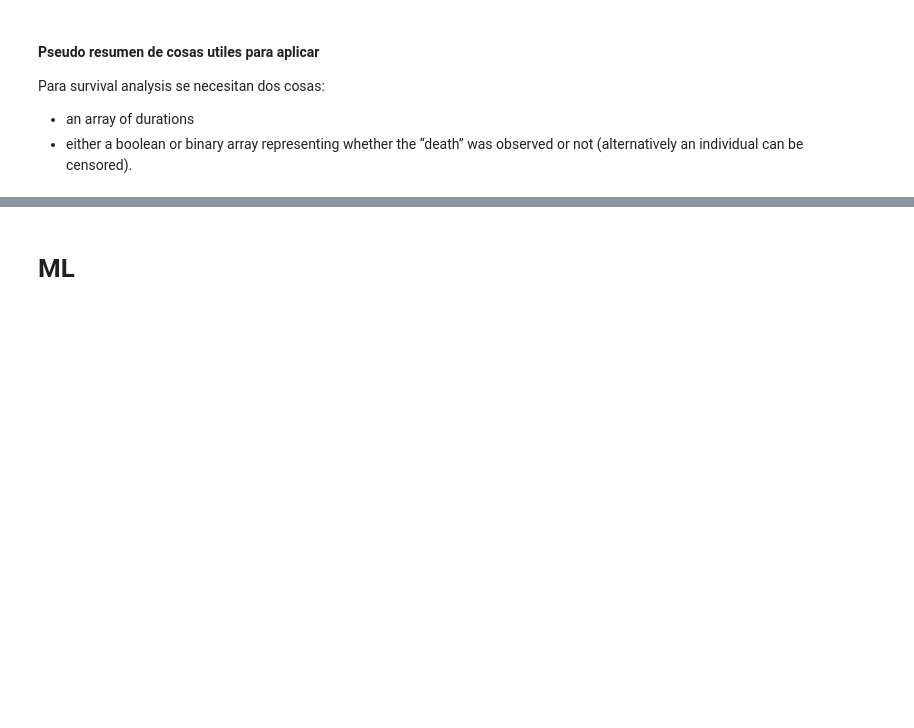
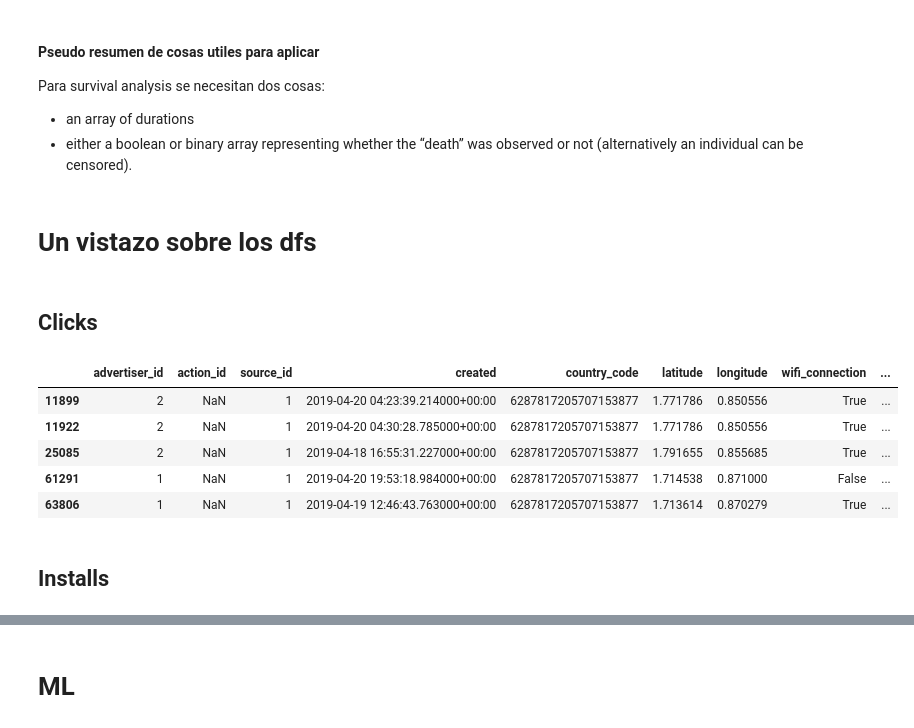
Before and after one commit to rozanecm/7506_tp2_1c2019, a Jupyter notebook: notebooks/My nb by mr.ipynb, the cells around one changed output, grey strips where cells are left out. Drawn from its saved outputs; the diff is of its cells as text; code cells hidden in the pictures; blank space fills up the shorter version.

```diff
--- a/notebooks/My nb by mr.ipynb
+++ b/notebooks/My nb by mr.ipynb
@@ -97,7 +97,7 @@ def load_clicks(users=get_target_ids(), days=all_days):
     If lists left empty, consider whole set of users and days respectively."""
     iter_clicks = pd.read_csv('../data/clicks.csv', engine='c', dtype=clicks_dtypes, parse_dates=['created'], chunksize=10000)
     def load_condition(chunk):
-        return chunk['ref_hash'].isin(users) & chunk['date'].dt.day.isin(days)
+        return chunk['ref_hash'].isin(users) & chunk['created'].dt.day.isin(days)
     df = pd.concat(chunk.loc[load_condition(chunk)] for chunk in iter_clicks)
     return df
 # %%
@@ -183,3 +183,20 @@ def load_auctions(users=get_target_ids(), days=all_days):
 Para survival analysis se necesitan dos cosas:
 - an array of durations
 - either a boolean or binary array representing whether the “death” was observed or not (alternatively an individual can be censored).
+# %% [markdown]
+# Un vistazo sobre los dfs
+# %% [markdown]
+## Clicks
+# %%
+df = load_clicks(get_target_ids_chunk(1), all_days[:3])
+# %%
+df.head()
+# %% [output]
+|  | advertiser_id | action_id | source_id | created | country_code | latitude | longitude | wifi_connection | ... |
+| 11899 | 2 | NaN | 1 | 2019-04-20 04:23:39.214000+00:00 | 6287817205707153877 | 1.771786 | 0.850556 | True | ... |
+| 11922 | 2 | NaN | 1 | 2019-04-20 04:30:28.785000+00:00 | 6287817205707153877 | 1.771786 | 0.850556 | True | ... |
+| 25085 | 2 | NaN | 1 | 2019-04-18 16:55:31.227000+00:00 | 6287817205707153877 | 1.791655 | 0.855685 | True | ... |
+| 61291 | 1 | NaN | 1 | 2019-04-20 19:53:18.984000+00:00 | 6287817205707153877 | 1.714538 | 0.871000 | False | ... |
+| 63806 | 1 | NaN | 1 | 2019-04-19 12:46:43.763000+00:00 | 6287817205707153877 | 1.713614 | 0.870279 | True | ... |
+# %% [markdown]
+## Installs
```
Also changed, not shown: parts of 9 cells of this notebook.
